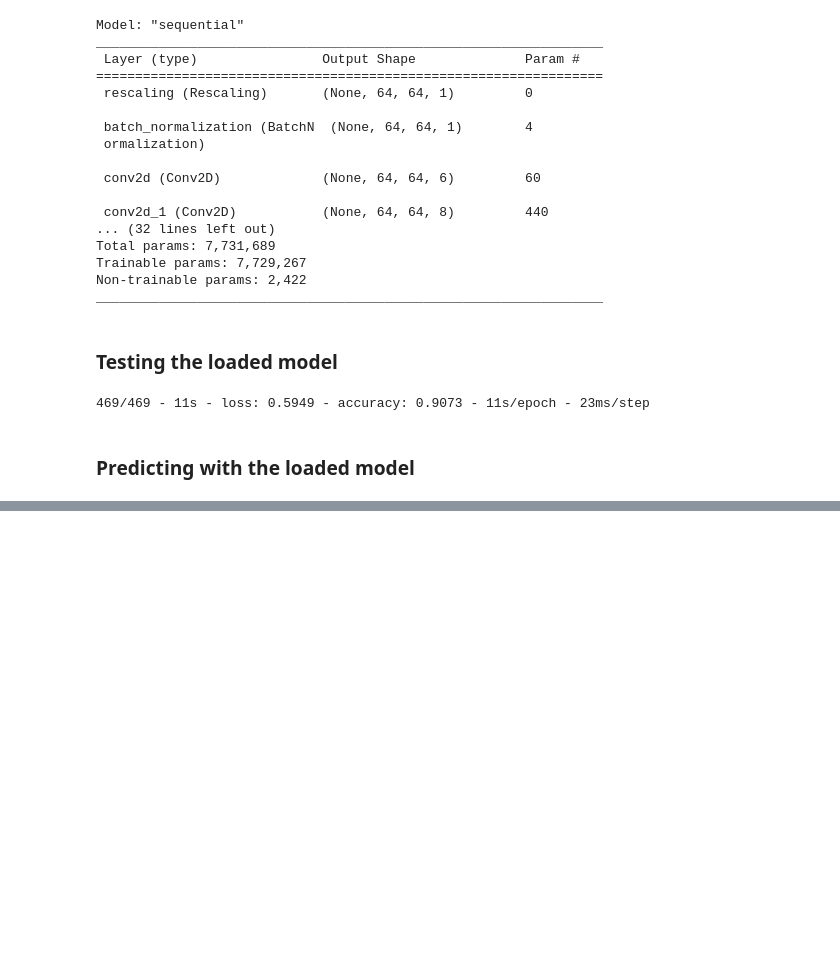
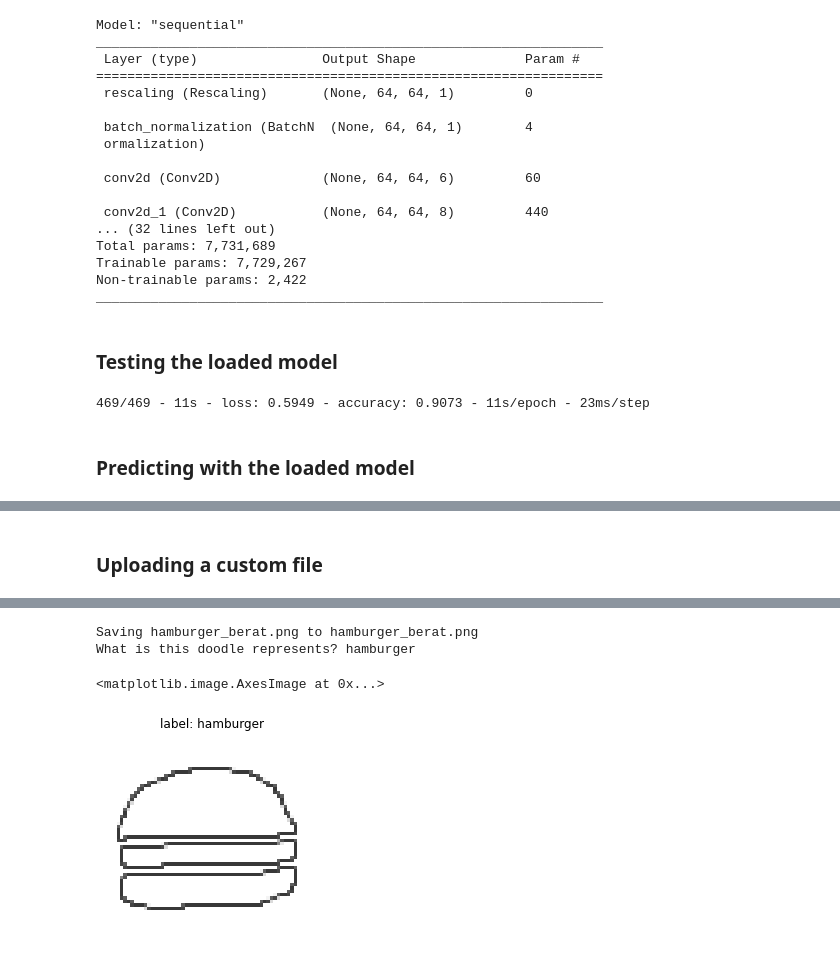
Before and after one commit to beratcmn/tensorflow-quickdraw-recognition, a Jupyter notebook: doodle_identification_final_model.ipynb, the cells around one changed output, grey strips where cells are left out. Drawn from its saved outputs; the diff is of its cells as text; code cells hidden in the pictures; blank space fills up the shorter version.

```diff
--- a/doodle_identification_final_model.ipynb
+++ b/doodle_identification_final_model.ipynb
@@ -302,0 +311,23 @@ Prediction: airplane
+# %% [markdown]
+### Uploading a custom file
+# %%
+# !mkdir -p /content/uploads
+# %cd '/content/myfolder'
+
+from google.colab import files
+uploaded_image = files.upload()
+doodle_upload_file_name = list(uploaded_image.keys())[0]
+uploaded_doodle_image = Image.open(doodle_upload_file_name)
+
+# Converting the image to an array
+uploaded_image_array = np.asarray(uploaded_doodle_image)
+# print(uploaded_image_array)
+
+# Getting the info
+uplaoded_label = input("What is this doodle represents? ")
+
+# Showing the image
+plt.axis("off")
+plt.title("label: " + uplaoded_label)
+plt.imshow(uploaded_image_array, cmap='gray', vmin=0, vmax=255)
+# %% [output]
@@ -302,0 +335,4 @@ Prediction: airplane
+Saving hamburger_berat.png to hamburger_berat.png
+What is this doodle represents? hamburger
+<matplotlib.image.AxesImage at 0x...>
+[figure, added]
```
Also changed, not shown: parts of 7 cells of this notebook.
